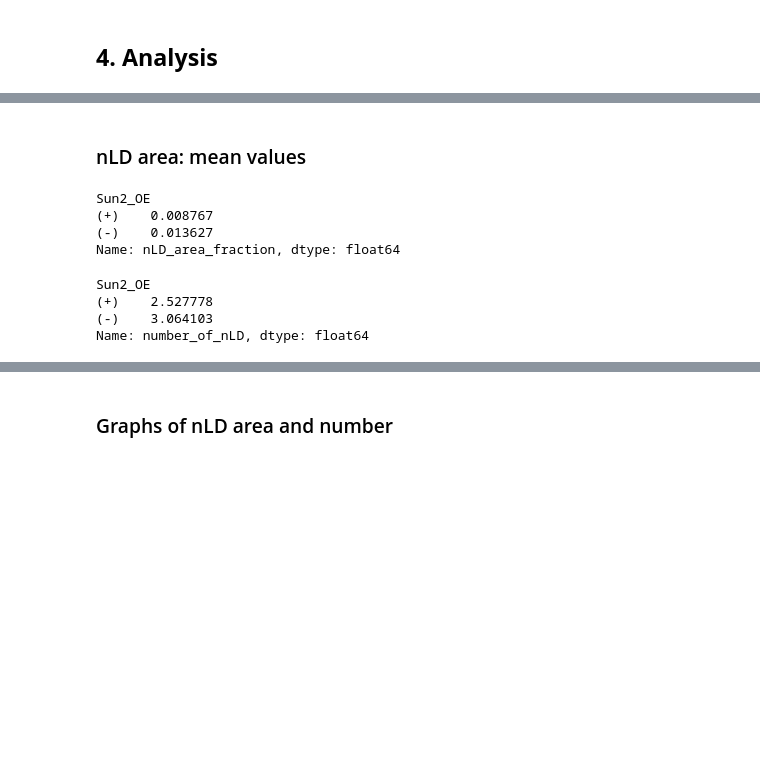
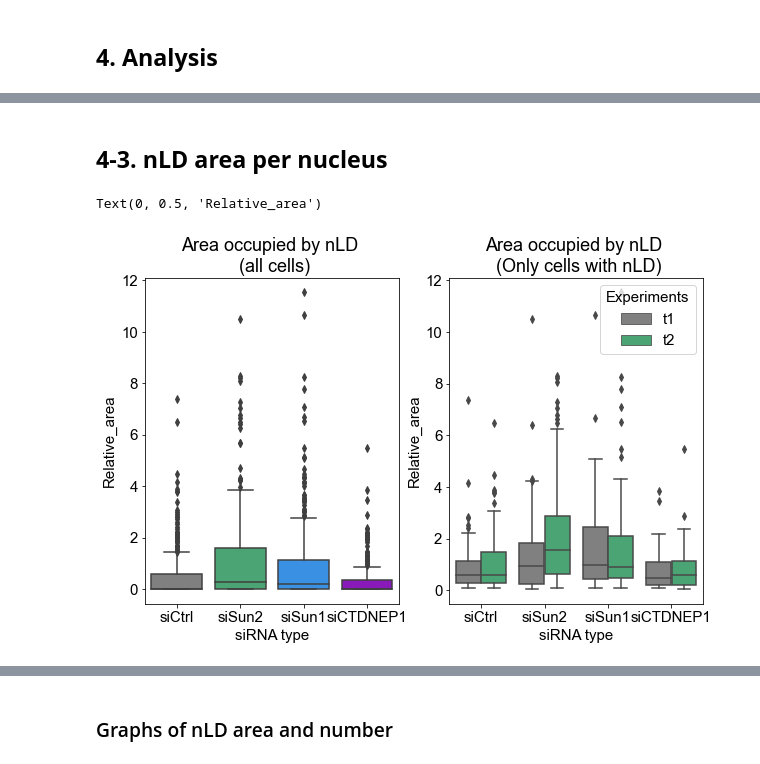
Before and after one commit to shokenlee/Lee_2023_Sun2-Lipid, a Jupyter notebook: Nuclear_LD.ipynb, the cells around one changed output, grey strips where cells are left out. Drawn from its saved outputs; the diff is of its cells as text; code cells hidden in the pictures; blank space fills up the shorter version.

```diff
--- a/Nuclear_LD.ipynb
+++ b/Nuclear_LD.ipynb
@@ -202,18 +207,19 @@ ax = sns.barplot(data= df_n_cells, x=group_name, y='% of cells with nLD',
 # %%
 fig.savefig(directory + '/%cells_w_nLD.pdf', bbox_inches='tight', transparent=True)
-# %% [markdown]
-### nLD area: mean values
-# %%
-df[df['number_of_nLD']>0].groupby(group_name)['nLD_area_fraction'].mean()
-# %% [output]
-Sun2_OE
-(+)    0.008767
-(-)    0.013627
-Name: nLD_area_fraction, dtype: float64
-# %%
-df[df['number_of_nLD']>0].groupby(group_name)['number_of_nLD'].mean()
-# %% [output]
-Sun2_OE
-(+)    2.527778
-(-)    3.064103
-Name: number_of_nLD, dtype: float64
+# %% [markdown]
+## **4-3. nLD area per nucleus**
+# %%
+fig = plt.figure(figsize=(10,6))
+
+ax1 = fig.add_subplot(121)
+ax1 = sns.boxplot(data=df, x=group_name, order=group_order, y='Relative_nLD_area_fraction', palette=my_pal)
+plt.title('Area occupied by nLD \n (all cells)')
+plt.ylabel('Relative_area')
+
+ax2 = fig.add_subplot(122)
+ax2 = sns.boxplot(data=df[df.number_of_nLD > 0], x=group_name, order=group_order, hue=hue_name, hue_order=hue_order, y='Relative_nLD_area_fraction', palette=my_pal)
+plt.title('Area occupied by nLD \n (Only cells with nLD)')
+plt.ylabel('Relative_area')
+# %% [output]
+Text(0, 0.5, 'Relative_area')
+[figure, added]
```
Also changed, not shown: parts of 44 cells of this notebook, 2 other files.
